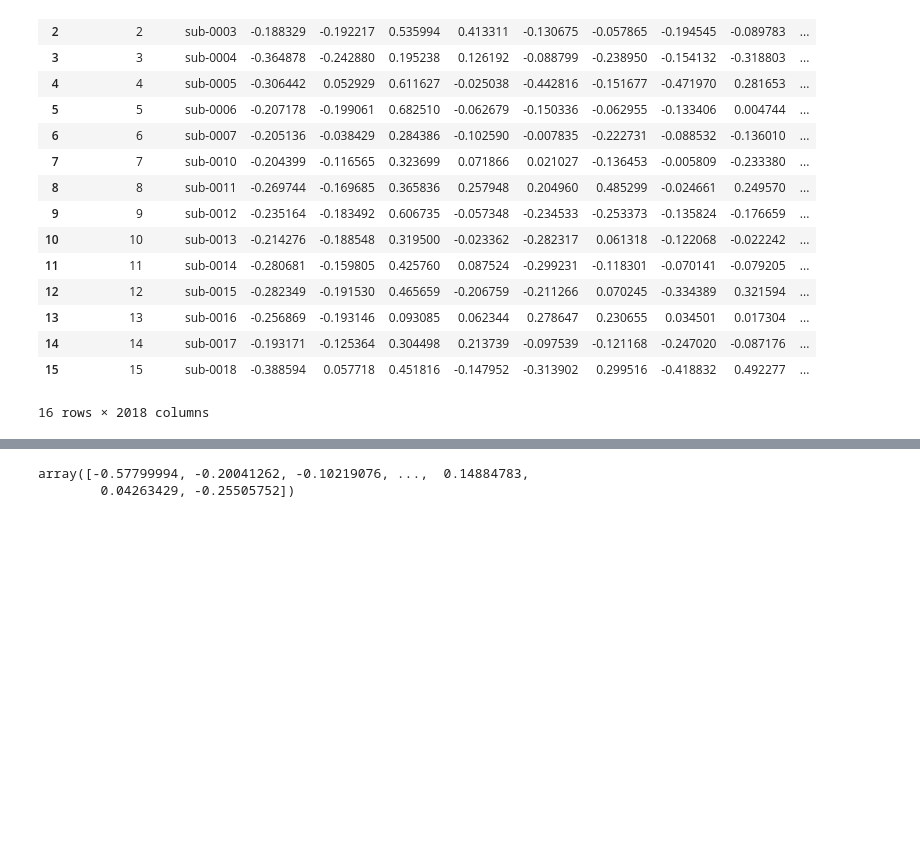
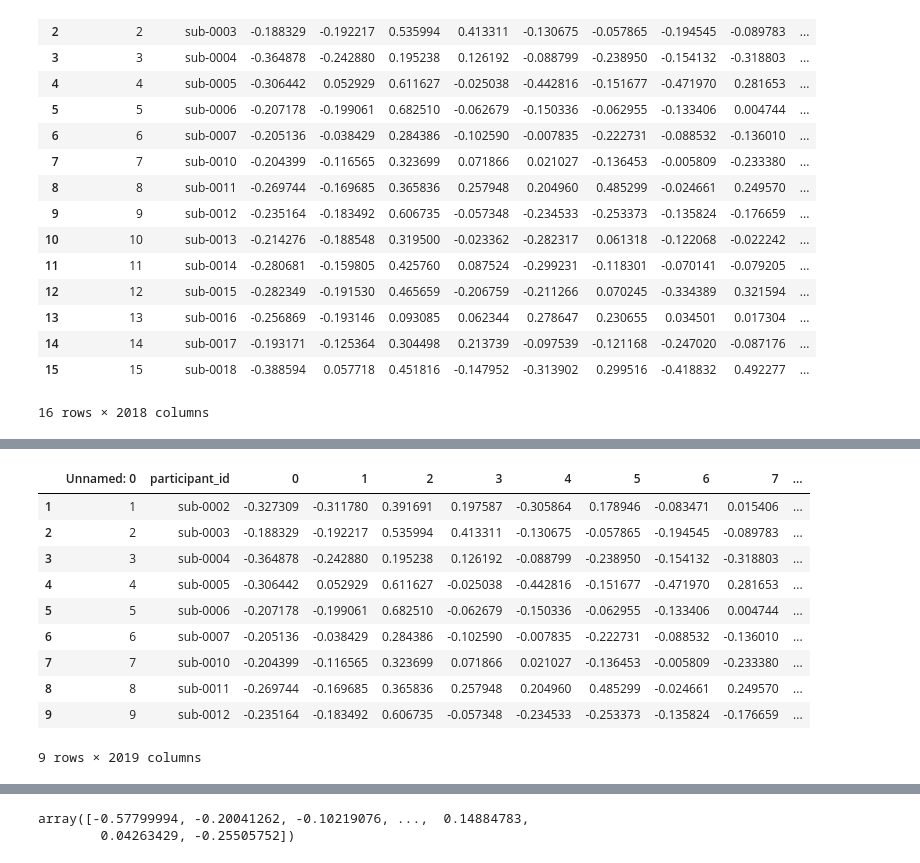
Before and after one commit to jainraj/NHA2022_AOMIC_ID1000, a Jupyter notebook: MLPtryout.ipynb, the cells around one changed output, grey strips where cells are left out. Cells and saved outputs as stored; diff of their text form; code cells hidden in the pictures; blank space fills up the shorter version.

```diff
--- a/MLPtryout.ipynb
+++ b/MLPtryout.ipynb
@@ -39,8 +43,8 @@ PhenoDf['IST_intelligence_total']
 927    243.0
 Name: IST_intelligence_total, Length: 928, dtype: float64
 # %%
-StrDf = pd.read_csv(r'/home/jovyan/allSubStr.csv')
-ConnectDf = pd.read_csv(r'/home/jovyan/upperTriCorr.csv')
+#StrDf = pd.read_csv(r'/home/jovyan/NHA2022_AOMIC_ID1000/allSubStr.csv')
+ConnectDf = pd.read_csv(r'/home/jovyan/NHA2022_AOMIC_ID1000/upperTriCorr.csv')
 # %%
 StrDf
 # %% [output]
@@ -101,5 +122,18 @@ PhenoDf_IQ = pd.DataFrame(PhenoDf[['participant_id', 'IST_intelligence_total']])
 # %%
 inputDf = pd.merge(ConnectDf, PhenoDf_IQ, on = "participant_id")
+inputDf[1:10]
+# %% [output]
+|  | Unnamed: 0 | participant_id | 0 | 1 | 2 | 3 | 4 | 5 | 6 | 7 | ... |
+| 1 | 1 | sub-0002 | -0.327309 | -0.311780 | 0.391691 | 0.197587 | -0.305864 | 0.178946 | -0.083471 | 0.015406 | ... |
+| 2 | 2 | sub-0003 | -0.188329 | -0.192217 | 0.535994 | 0.413311 | -0.130675 | -0.057865 | -0.194545 | -0.089783 | ... |
+| 3 | 3 | sub-0004 | -0.364878 | -0.242880 | 0.195238 | 0.126192 | -0.088799 | -0.238950 | -0.154132 | -0.318803 | ... |
+| 4 | 4 | sub-0005 | -0.306442 | 0.052929 | 0.611627 | -0.025038 | -0.442816 | -0.151677 | -0.471970 | 0.281653 | ... |
+| 5 | 5 | sub-0006 | -0.207178 | -0.199061 | 0.682510 | -0.062679 | -0.150336 | -0.062955 | -0.133406 | 0.004744 | ... |
+| 6 | 6 | sub-0007 | -0.205136 | -0.038429 | 0.284386 | -0.102590 | -0.007835 | -0.222731 | -0.088532 | -0.136010 | ... |
+| 7 | 7 | sub-0010 | -0.204399 | -0.116565 | 0.323699 | 0.071866 | 0.021027 | -0.136453 | -0.005809 | -0.233380 | ... |
+| 8 | 8 | sub-0011 | -0.269744 | -0.169685 | 0.365836 | 0.257948 | 0.204960 | 0.485299 | -0.024661 | 0.249570 | ... |
+| 9 | 9 | sub-0012 | -0.235164 | -0.183492 | 0.606735 | -0.057348 | -0.234533 | -0.253373 | -0.135824 | -0.176659 | ... |
+9 rows × 2019 columns
 # %%
 # separate the target feature in an array `y` and drop it from the rest of the data `X`
 y = inputDf['IST_intelligence_total']
```
Also changed, not shown: parts of 11 cells of this notebook.
